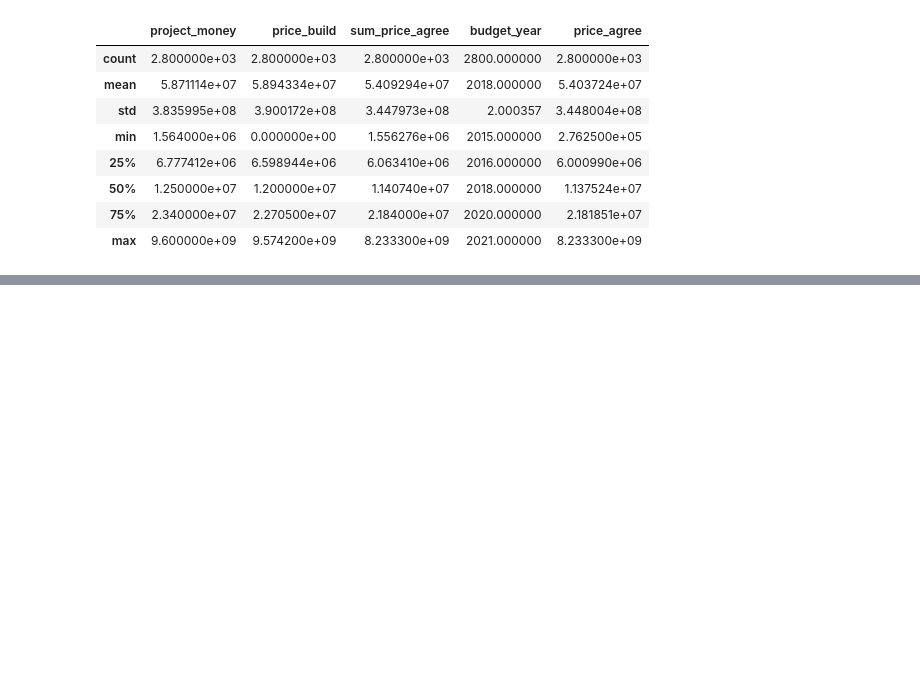
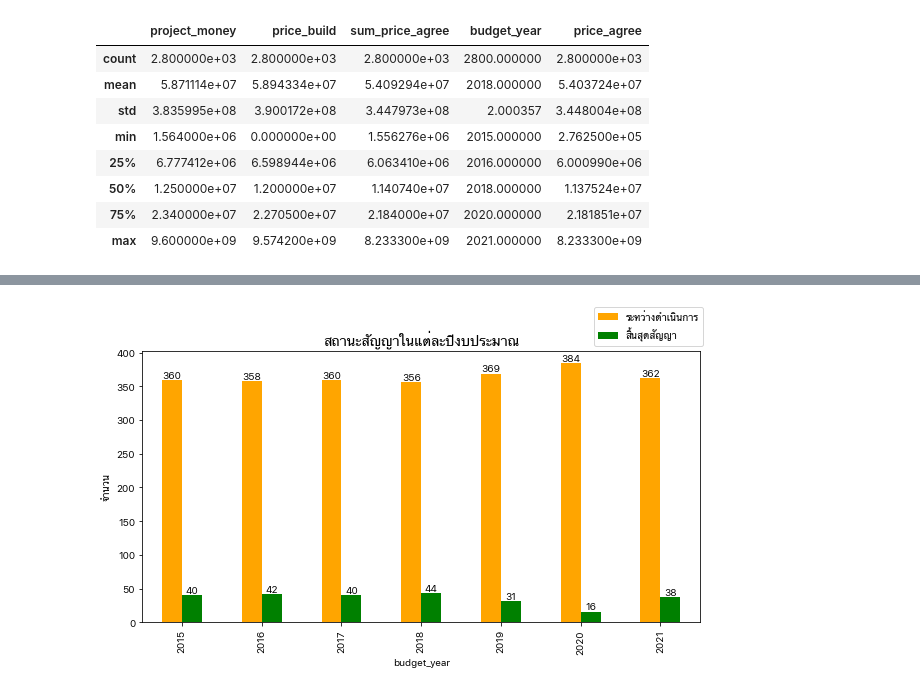
Before and after one commit to tunlaton11/DS4Biz_Assignment, a Jupyter notebook: DS4Biz_Assignment1_63070224.ipynb, the cells around one changed output, grey strips where cells are left out. Cells and saved outputs as stored; diff of their text form; code cells hidden in the pictures; blank space fills up the shorter version.

```diff
--- a/DS4Biz_Assignment1_63070224.ipynb
+++ b/DS4Biz_Assignment1_63070224.ipynb
@@ -274,0 +299,13 @@ df.groupby('winner')['winner'].count().sort_values(ascending=False).head(10).plo
+# %%
+# plot project status
+status = df.groupby(['budget_year', 'project_status']).size().unstack(fill_value=0)
+
+ax = status.plot.bar(color=['orange', 'green'], figsize=(10,5))
+plt.ylabel("จำนวน")
+plt.title("สถานะสัญญาในแต่ละปีงบประมาณ", weight='bold', fontsize=14)
+plt.legend(loc="lower left",bbox_to_anchor=(0.8,1.0))
+for container in ax.containers:
+    ax.bar_label(container)
+plt.show()
+# %% [output]
+[figure, added]
```
Also changed, not shown: parts of 7 cells of this notebook.
